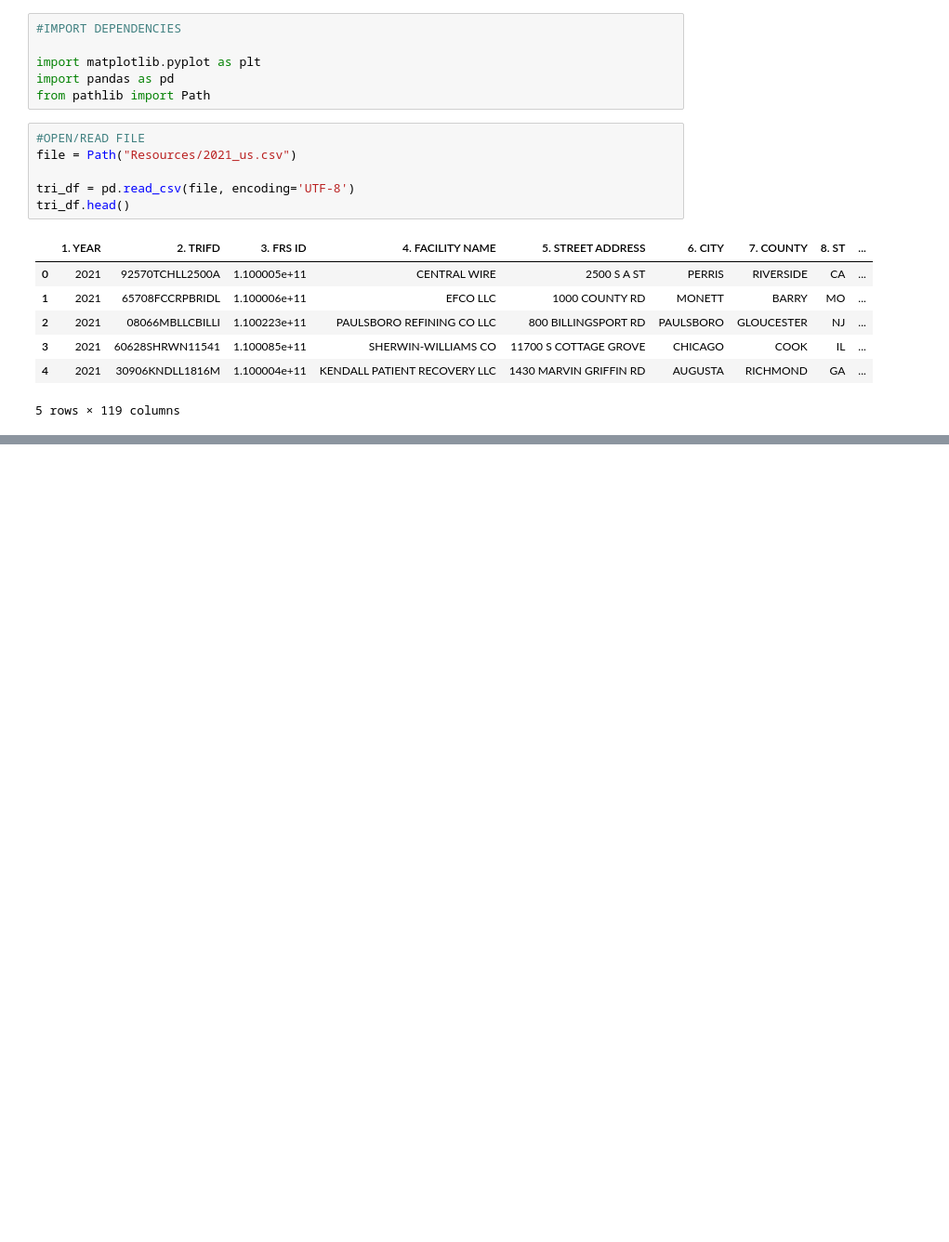
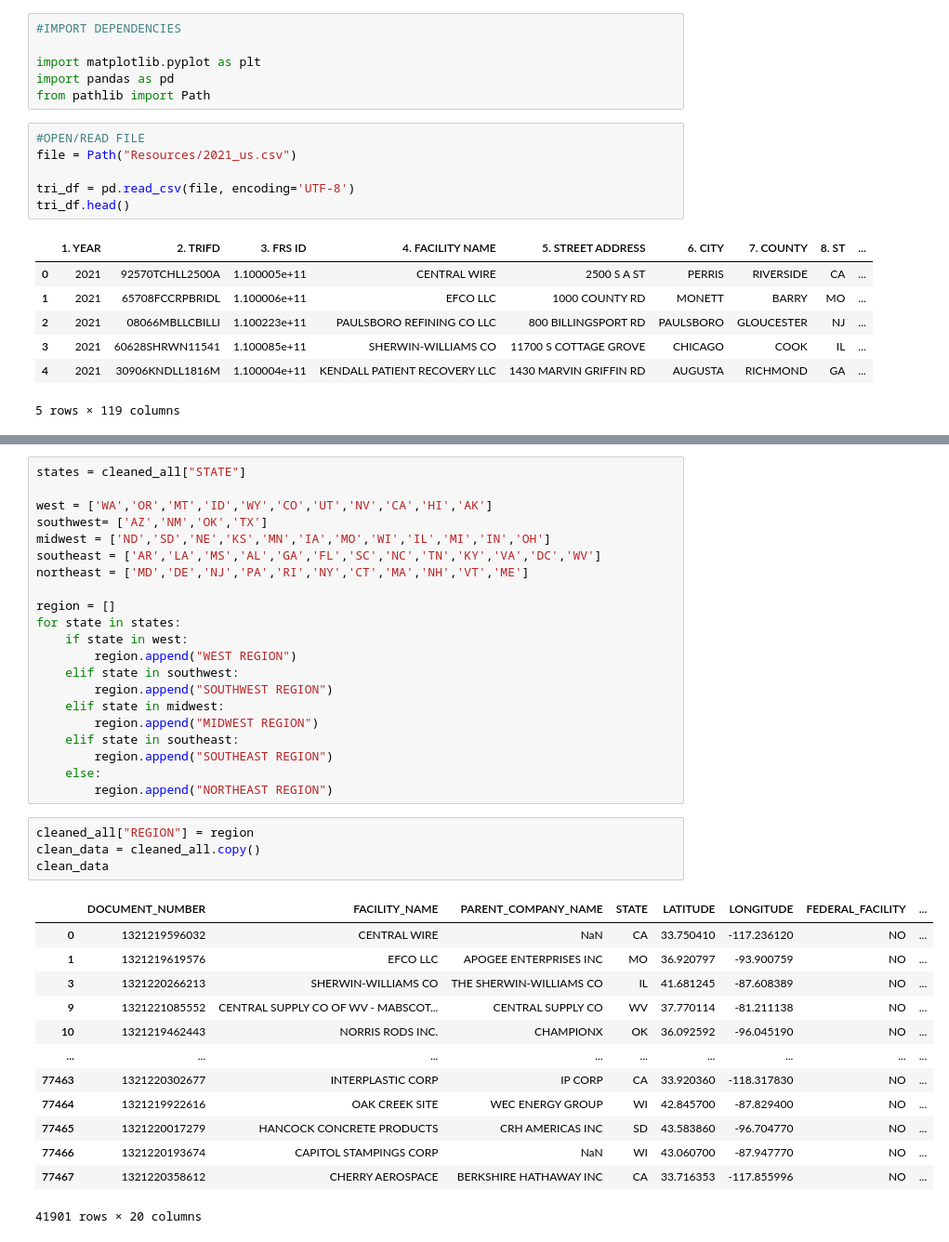
Before and after one commit to lathamlm/Project-03, a Jupyter notebook: cleaning_data.ipynb, the cells around one changed output, grey strips where cells are left out. Shown: that part at 93% size. Drawn from its saved outputs; the diff is of its cells as text; blank space fills up the shorter version.

```diff
--- a/cleaning_data.ipynb
+++ b/cleaning_data.ipynb
@@ -23,0 +159,39 @@ tri_df.head()
+# %%
+states = cleaned_all["STATE"]
+
+west = ['WA','OR','MT','ID','WY','CO','UT','NV','CA','HI','AK']
+southwest= ['AZ','NM','OK','TX']
+midwest = ['ND','SD','NE','KS','MN','IA','MO','WI','IL','MI','IN','OH']
+southeast = ['AR','LA','MS','AL','GA','FL','SC','NC','TN','KY','VA','DC','WV']
+northeast = ['MD','DE','NJ','PA','RI','NY','CT','MA','NH','VT','ME']
+
+region = []
+for state in states:
+    if state in west:
+        region.append("WEST REGION")
+    elif state in southwest:
+        region.append("SOUTHWEST REGION")
+    elif state in midwest:
+        region.append("MIDWEST REGION")
+    elif state in southeast:
+        region.append("SOUTHEAST REGION")
+    else:
+        region.append("NORTHEAST REGION")
+# %%
+cleaned_all["REGION"] = region
+clean_data = cleaned_all.copy()
+clean_data
+# %% [output]
+|  | DOCUMENT_NUMBER | FACILITY_NAME | PARENT_COMPANY_NAME | STATE | LATITUDE | LONGITUDE | FEDERAL_FACILITY | ... |
+| 0 | 1321219596032 | CENTRAL WIRE | NaN | CA | 33.750410 | -117.236120 | NO | ... |
+| 1 | 1321219619576 | EFCO LLC | APOGEE ENTERPRISES INC | MO | 36.920797 | -93.900759 | NO | ... |
+| 3 | 1321220266213 | SHERWIN-WILLIAMS CO | THE SHERWIN-WILLIAMS CO | IL | 41.681245 | -87.608389 | NO | ... |
+| 9 | 1321221085552 | CENTRAL SUPPLY CO OF WV - MABSCOT... | CENTRAL SUPPLY CO | WV | 37.770114 | -81.211138 | NO | ... |
+| 10 | 1321219462443 | NORRIS RODS INC. | CHAMPIONX | OK | 36.092592 | -96.045190 | NO | ... |
+| ... | ... | ... | ... | ... | ... | ... | ... | ... |
+| 77463 | 1321220302677 | INTERPLASTIC CORP | IP CORP | CA | 33.920360 | -118.317830 | NO | ... |
+| 77464 | 1321219922616 | OAK CREEK SITE | WEC ENERGY GROUP | WI | 42.845700 | -87.829400 | NO | ... |
+| 77465 | 1321220017279 | HANCOCK CONCRETE PRODUCTS | CRH AMERICAS INC | SD | 43.583860 | -96.704770 | NO | ... |
+| 77466 | 1321220193674 | CAPITOL STAMPINGS CORP | NaN | WI | 43.060700 | -87.947770 | NO | ... |
+| 77467 | 1321220358612 | CHERRY AEROSPACE | BERKSHIRE HATHAWAY INC | CA | 33.716353 | -117.855996 | NO | ... |
+41901 rows × 20 columns
```
Also changed, not shown: parts of 17 cells of this notebook, 5 other files.
